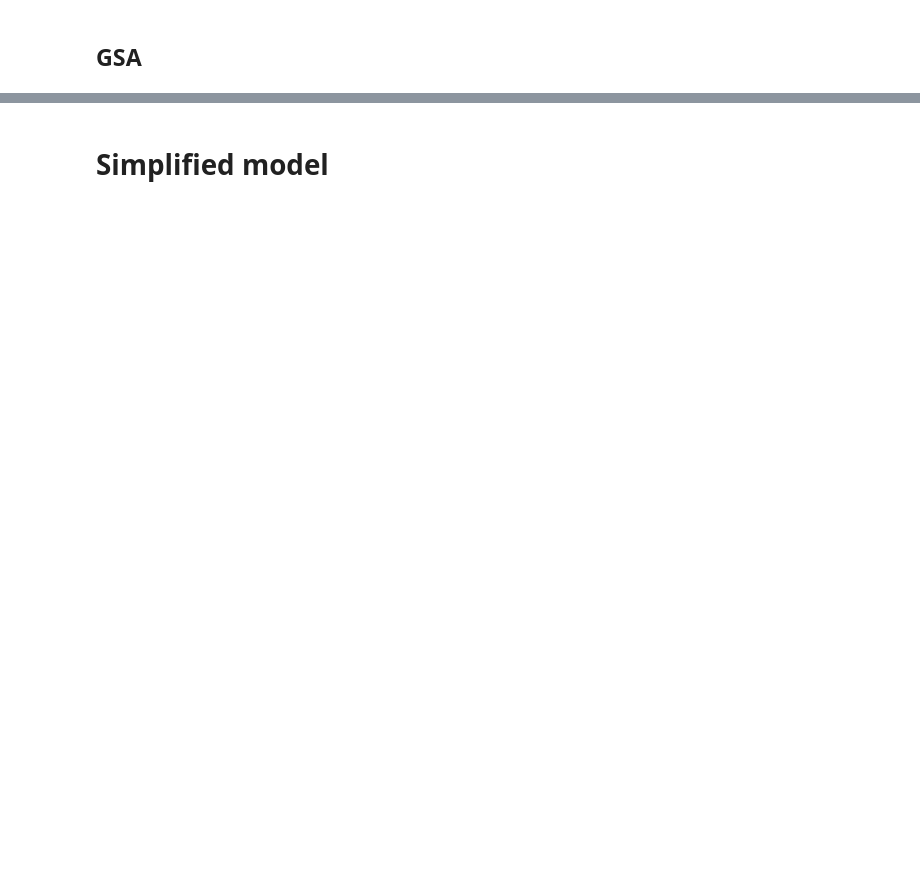
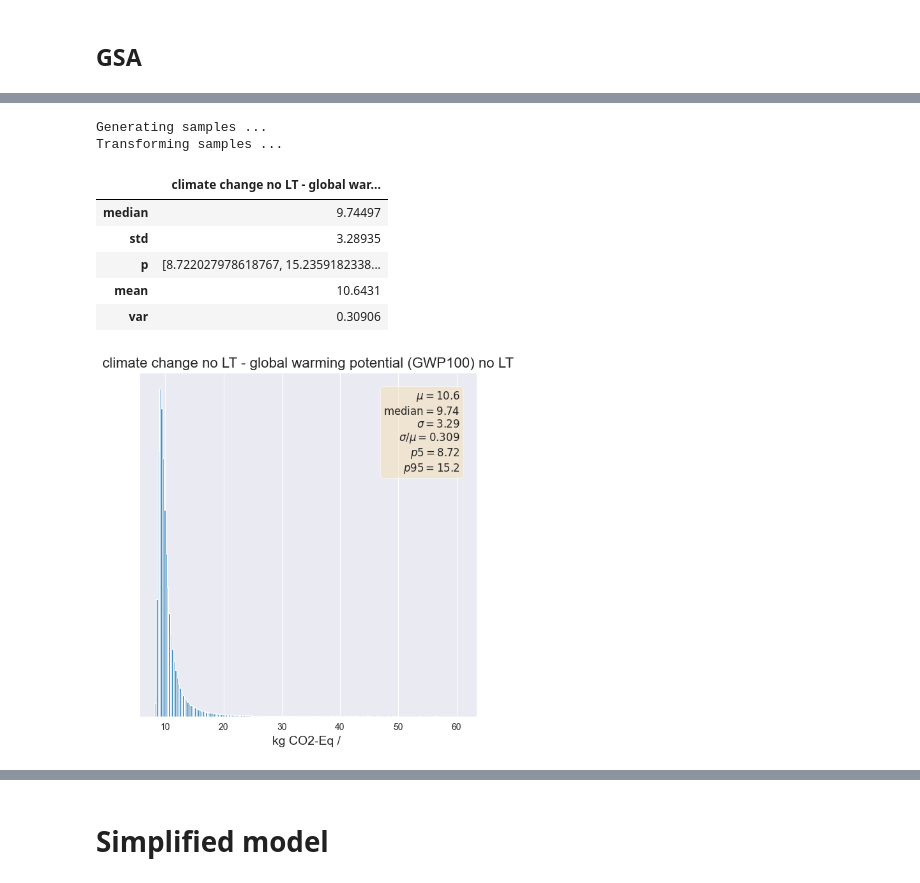
Before and after one commit to marpellan/regionalized_lci_mineral, a Jupyter notebook: 2.LCI_parametrization.ipynb, the cells around one changed output, grey strips where cells are left out. Drawn from its saved outputs; the diff is of its cells as text; code cells hidden in the pictures; blank space fills up the shorter version.

```diff
--- a/2.LCI_parametrization.ipynb
+++ b/2.LCI_parametrization.ipynb
@@ -237,13 +431,23 @@ agb.incer_stochastic_violin(
 # %%
 # Alternatively, graphs can be shown horizontally, together with a box of statistical outcomes
 agb.distrib(
-    copper_p, impacts,
-    functional_unit=functional_value,
+    cu_mining_copy, gwp100,
+    functional_unit=1,
 
     # Optionnal layout parameters
     height=7, width=15,
     nb_cols=2,
     percentiles=[5, 95])
+# %% [output]
+Generating samples ...
+Transforming samples ...
+|  | climate change no LT - global war... |
+| median | 9.74497 |
+| std | 3.28935 |
+| p | [8.722027978618767, 15.2359182338... |
+| mean | 10.6431 |
+| var | 0.30906 |
+[figure, added]
 # %%
 # Full dashboard, including total variation of impacts
 agb.incer_stochastic_dashboard(
```
Also changed, not shown: parts of 66 cells of this notebook, 24 other files.
